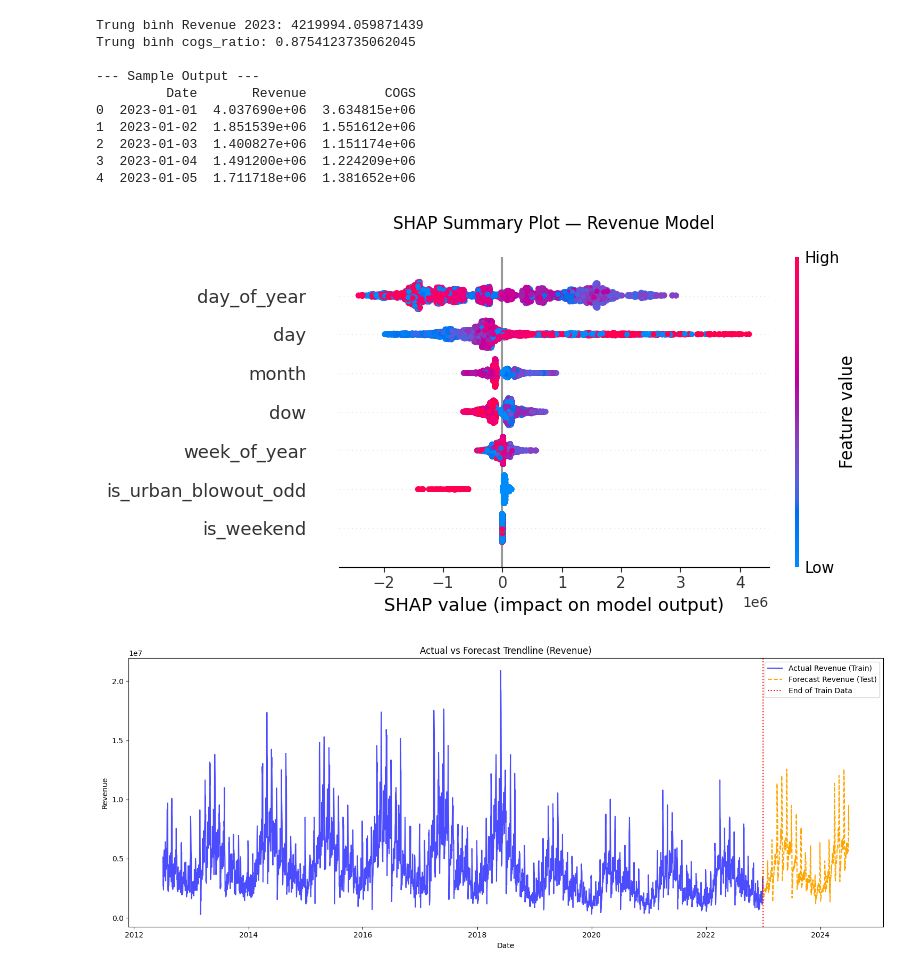
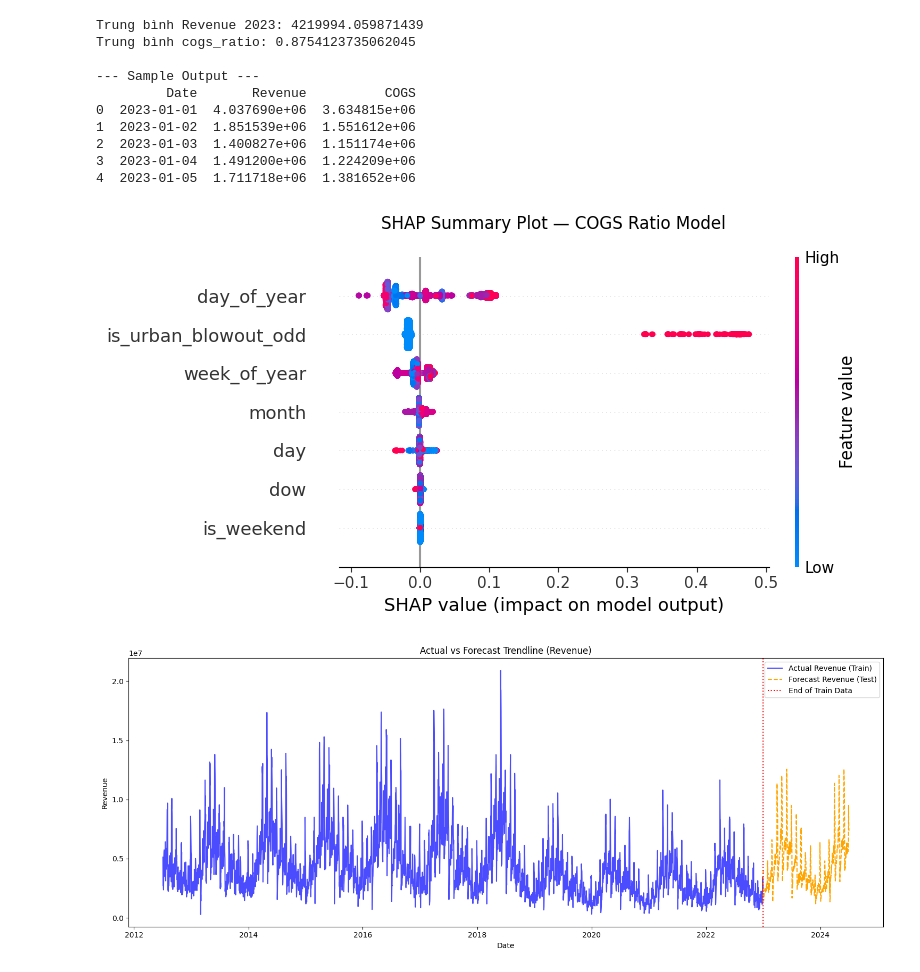
Before and after one commit to ngqtrung2217/datathon-2026, a Jupyter notebook: src/part3.ipynb, the cells around one changed output. Saved outputs shown, nothing was run; the diff lists cells and outputs as text; code cells hidden in the pictures.

```diff
--- a/src/part3.ipynb
+++ b/src/part3.ipynb
@@ -201,32 +201,21 @@ Trung bình cogs_ratio: 0.8754123735062045
 3  2023-01-04  1.491200e+06  1.224209e+06
 4  2023-01-05  1.711718e+06  1.381652e+06
 # %%
-# [Thêm cell] Train LightGBM trên Revenue CHỈ ĐỂ SHAP — không dùng để tạo submission
+# [Thêm cell] SHAP trên model cogs_ratio đã train ở trên
 import shap
 
-features_rev = ['month', 'day', 'dow', 'week_of_year', 'day_of_year', 'is_weekend', 'is_urban_blowout_odd']
-X_rev = df_train[features_rev]
-y_rev = df_train['Revenue']
-
-model_rev_shap = lgb.train(
-    {'objective':'regression','metric':'mae','num_leaves':15,
-     'learning_rate':0.03,'seed':42,'verbose':-1},
-    lgb.Dataset(X_rev, label=y_rev),
-    num_boost_round=150
-)
-
-# SHAP trên Revenue model
-explainer_rev = shap.TreeExplainer(model_rev_shap)
-shap_values_rev = explainer_rev.shap_values(X_rev)
+# Lấy model_cogs (model cuối cùng trong vòng lặp SEEDS) và data X đã dùng để train cogs_ratio
+explainer_ratio = shap.TreeExplainer(model_cogs)
+shap_values_ratio = explainer_ratio.shap_values(X)
 
 plt.figure(figsize=(10, 6))
-shap.summary_plot(shap_values_rev, X_rev, show=False)
-plt.title('SHAP Summary Plot — Revenue Model', pad=20)
+shap.summary_plot(shap_values_ratio, X, show=False)
+plt.title('SHAP Summary Plot — COGS Ratio Model', pad=20)
 plt.tight_layout()
-plt.savefig('../output/chart/shap_summary_revenue.png', dpi=300, bbox_inches='tight')
+plt.savefig('../output/chart/shap_summary_cogs_ratio.png', dpi=300, bbox_inches='tight')
 plt.show()
 # %% [output]
-[figure, old version]
+[figure, new version]
 # %%
 plt.figure(figsize=(15, 6))
 
```
Also changed, not shown: 7 other files.
